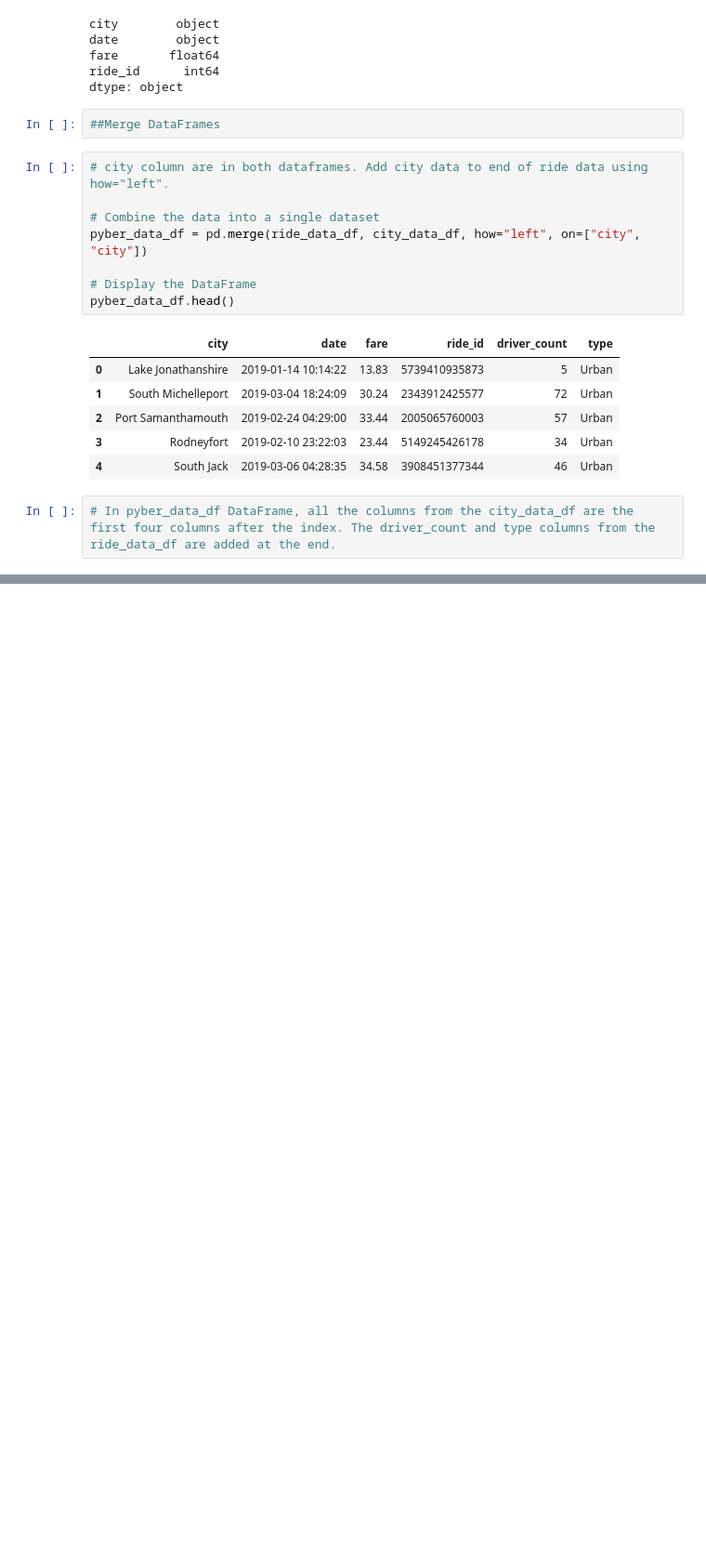
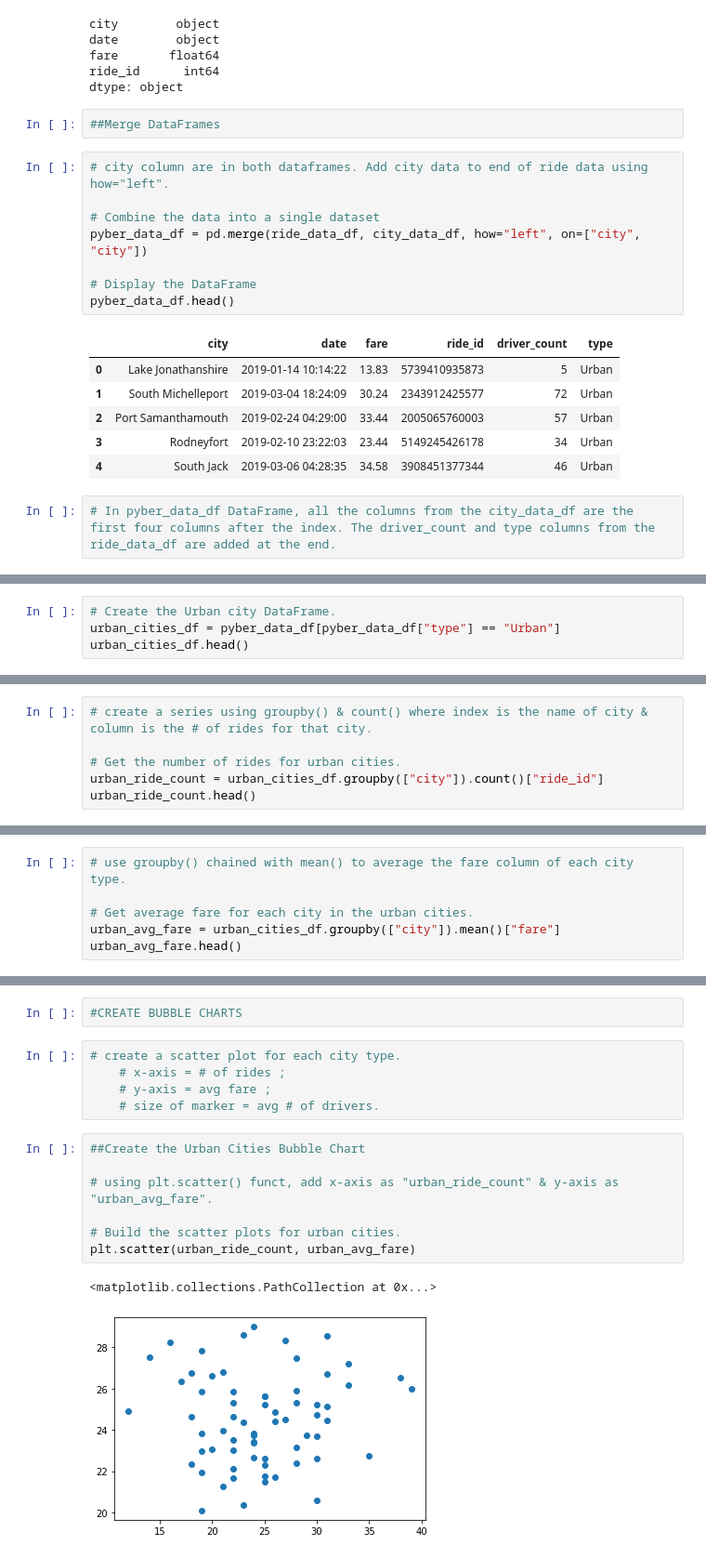
Before and after one commit to byrne6c/PyBer_Analysis, a Jupyter notebook: PyBer.ipynb, the cells around one changed output, grey strips where cells are left out. Shown at 93% size. Drawn from its saved outputs; the diff is of its cells as text; blank space fills up the shorter version.

Commit message:
Bubble Chart for All Cities

```diff
--- a/PyBer.ipynb
+++ b/PyBer.ipynb
@@ -154,0 +160,4 @@ pyber_data_df.head()
+# %%
+# Create the Urban city DataFrame.
+urban_cities_df = pyber_data_df[pyber_data_df["type"] == "Urban"]
+urban_cities_df.head()
@@ -154,0 +196,6 @@ pyber_data_df.head()
+# %%
+# create a series using groupby() & count() where index is the name of city & column is the # of rides for that city.
+
+# Get the number of rides for urban cities.
+urban_ride_count = urban_cities_df.groupby(["city"]).count()["ride_id"]
+urban_ride_count.head()
@@ -154,0 +238,6 @@ pyber_data_df.head()
+# %%
+# use groupby() chained with mean() to average the fare column of each city type.
+
+# Get average fare for each city in the urban cities.
+urban_avg_fare = urban_cities_df.groupby(["city"]).mean()["fare"]
+urban_avg_fare.head()
@@ -154,0 +317,17 @@ pyber_data_df.head()
+# %%
+#CREATE BUBBLE CHARTS
+# %%
+# create a scatter plot for each city type.
+    # x-axis = # of rides ;
+    # y-axis = avg fare ;
+    # size of marker = avg # of drivers.
+# %%
+##Create the Urban Cities Bubble Chart
+
+# using plt.scatter() funct, add x-axis as "urban_ride_count" & y-axis as "urban_avg_fare".
+
+# Build the scatter plots for urban cities.
+plt.scatter(urban_ride_count, urban_avg_fare)
+# %% [output]
+<matplotlib.collections.PathCollection at 0x...>
+[figure, added]
```
Also changed, not shown: parts of 32 cells of this notebook.
